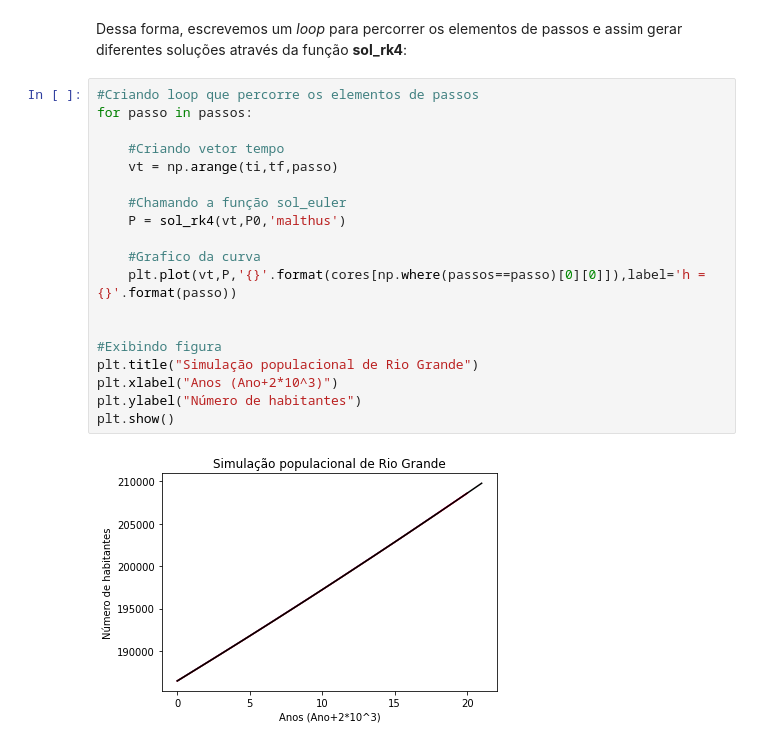
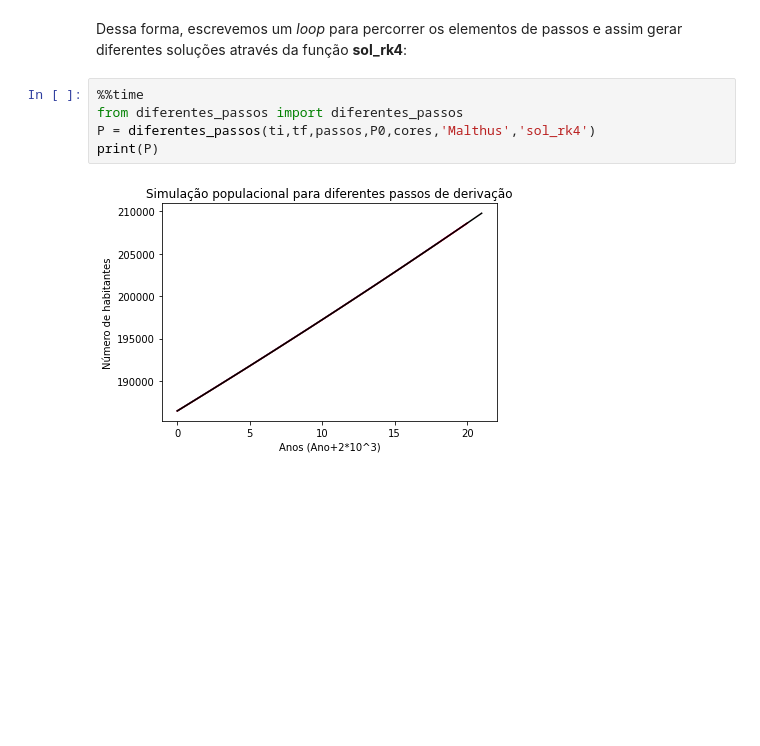
Before and after one commit to LaboratorioIPythonFURG/Modelo-Populacional-Malthus, a Jupyter notebook: Malthus/pt5_RK4.ipynb, the cells around one changed output. Saved outputs shown, nothing was run; the diff lists cells and outputs as text; blank space fills up the shorter version.

```diff
--- a/Malthus/pt5_RK4.ipynb
+++ b/Malthus/pt5_RK4.ipynb
@@ -64,23 +64,9 @@ print(' |passos| = {} , |cores| = {}'.format(passos.shape[0],cores.shape[0]))
 # %% [markdown]
   Dessa forma, escrevemos um <i>loop</i> para percorrer os elementos de passos e assim gerar diferentes soluções através da função <b>sol_rk4</b>:
 # %%
-#Criando loop que percorre os elementos de passos
-for passo in passos:
-
-    #Criando vetor tempo
-    vt = np.arange(ti,tf,passo)
-
-    #Chamando a função sol_euler
-    P = sol_rk4(vt,P0,'malthus')
-
-    #Grafico da curva
-    plt.plot(vt,P,'{}'.format(cores[np.where(passos==passo)[0][0]]),label='h = {}'.format(passo))
-
-
-#Exibindo figura
-plt.title("Simulação populacional de Rio Grande")
-plt.xlabel("Anos (Ano+2*10^3)")
-plt.ylabel("Número de habitantes")
-plt.show()
+%%time
+from diferentes_passos import diferentes_passos
+P = diferentes_passos(ti,tf,passos,P0,cores,'Malthus','sol_rk4')
+print(P)
 # %% [output]
-[figure, old version]
+[figure, new version]
```
Also changed, not shown: parts of 2 cells of this notebook, 2 other files.
